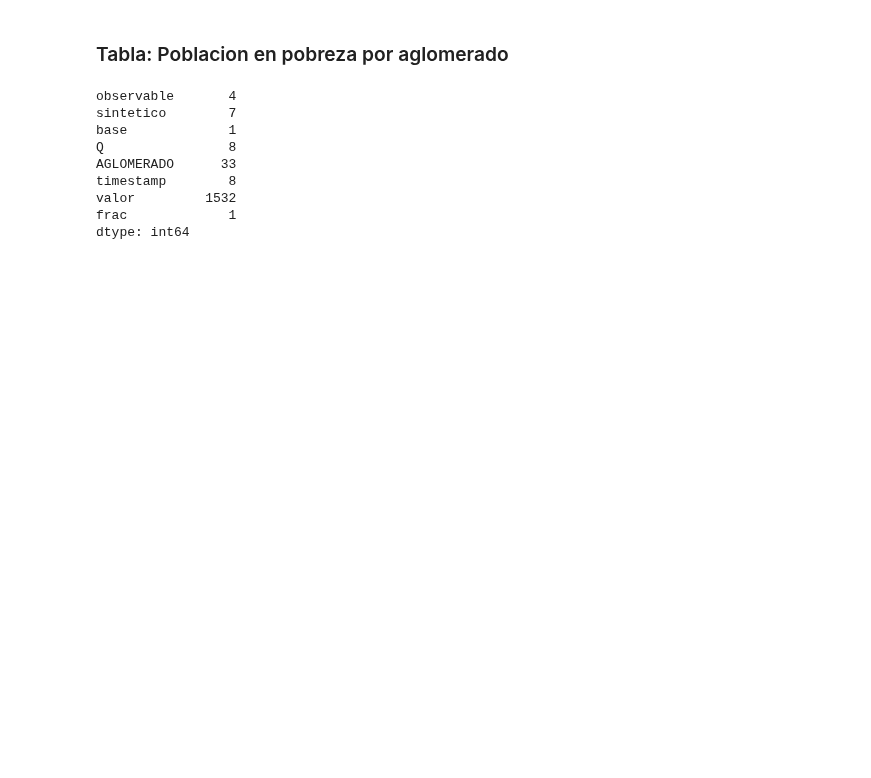
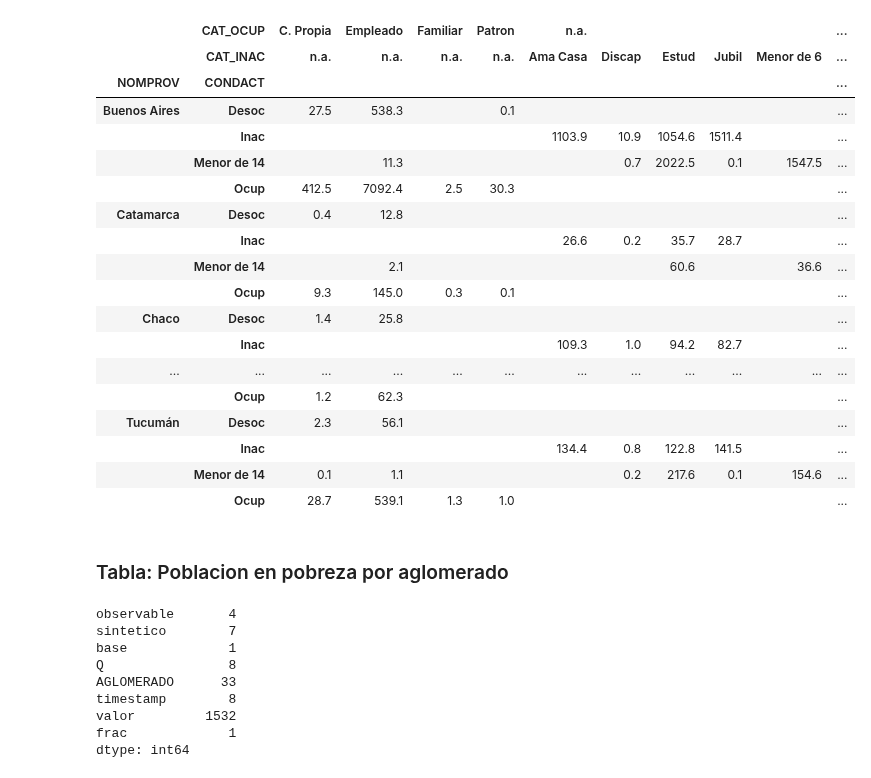
Before and after one commit to matuteiglesias/indice-pobreza-UBA, a Jupyter notebook: notebooks/09 - Exploracion de indicadores sinteticos.ipynb, the cells around one changed output. Cells and saved outputs as stored; diff of their text form; code cells hidden in the pictures; blank space fills up the shorter version.

Commit message:
Added user created data

```diff
--- a/notebooks/09 - Exploracion de indicadores sinteticos.ipynb
+++ b/notebooks/09 - Exploracion de indicadores sinteticos.ipynb
@@ -3,0 +9,11 @@ pd.options.display.max_rows = 200
+# %%
+frac = 0.01
+# %%
+df_list = []
+
+for Q in ['2010-02-15', '2010-02-15', '2010-02-15', '2010-02-15']:
+    df_ = pd.read_csv('./../data/Pobreza/pobreza_'+str(frac)+'_q'+Q+'.csv')
+
+    df_list += [df_]
+
+df = pd.concat(df_list)
@@ -3,0 +24,4 @@ pd.options.display.max_rows = 200
+# %%
+df['CONDACT'] = df['CONDACT'].map({0: 'Menor de 14', 1: 'Ocup', 2: 'Desoc', 3: 'Inac'})
+df['CAT_OCUP'] = df['CAT_OCUP'].map({0: 'n.a.', 1: 'Patron', 2: 'C. Propia', 3: 'Empleado', 4: 'Familiar'})
+df['CAT_INAC'] = df['CAT_INAC'].map({0: 'n.a.', 1: 'Jubil', 2: 'Renta', 3: 'Estud', 4: 'Ama Casa', 5: 'Menor de 6', 6: 'Discap', 7: 'Otros'})
@@ -4,3 +54,29 @@ pd.options.display.max_rows = 200
+# %%
+tabla = df.groupby(['NOMPROV', 'CONDACT', 'CAT_OCUP', 'CAT_INAC']).size().unstack([-2, -1]).sort_index(axis = 1)/4/frac
+# %%
+show = (tabla/1e3).round(1).fillna(0).replace(0, '')
+show.to_excel('./personas_pob_total_NOMPROV-CONDACT-CAT_OCUP-CAT_INAC.xlsx')
+show
+# %% [output]
+|  | CAT_OCUP | C. Propia | Empleado | Familiar | Patron | n.a. |  |  |  |  | ... |
+|  | CAT_INAC | n.a. | n.a. | n.a. | n.a. | Ama Casa | Discap | Estud | Jubil | Menor de 6 | ... |
+| NOMPROV | CONDACT |  |  |  |  |  |  |  |  |  | ... |
+| Buenos Aires | Desoc | 27.5 | 538.3 |  | 0.1 |  |  |  |  |  | ... |
+|  | Inac |  |  |  |  | 1103.9 | 10.9 | 1054.6 | 1511.4 |  | ... |
+|  | Menor de 14 |  | 11.3 |  |  |  | 0.7 | 2022.5 | 0.1 | 1547.5 | ... |
+|  | Ocup | 412.5 | 7092.4 | 2.5 | 30.3 |  |  |  |  |  | ... |
+| Catamarca | Desoc | 0.4 | 12.8 |  |  |  |  |  |  |  | ... |
+|  | Inac |  |  |  |  | 26.6 | 0.2 | 35.7 | 28.7 |  | ... |
+|  | Menor de 14 |  | 2.1 |  |  |  |  | 60.6 |  | 36.6 | ... |
+|  | Ocup | 9.3 | 145.0 | 0.3 | 0.1 |  |  |  |  |  | ... |
+| Chaco | Desoc | 1.4 | 25.8 |  |  |  |  |  |  |  | ... |
+|  | Inac |  |  |  |  | 109.3 | 1.0 | 94.2 | 82.7 |  | ... |
+| ... | ... | ... | ... | ... | ... | ... | ... | ... | ... | ... | ... |
+|  | Ocup | 1.2 | 62.3 |  |  |  |  |  |  |  | ... |
+| Tucumán | Desoc | 2.3 | 56.1 |  |  |  |  |  |  |  | ... |
+|  | Inac |  |  |  |  | 134.4 | 0.8 | 122.8 | 141.5 |  | ... |
+|  | Menor de 14 | 0.1 | 1.1 |  |  |  | 0.2 | 217.6 | 0.1 | 154.6 | ... |
+|  | Ocup | 28.7 | 539.1 | 1.3 | 1.0 |  |  |  |  |  | ... |
 # %% [markdown]
 ### Tabla: Poblacion en pobreza por aglomerado
 # %%
```
Also changed, not shown: parts of 6 cells of this notebook, 2 other files.
